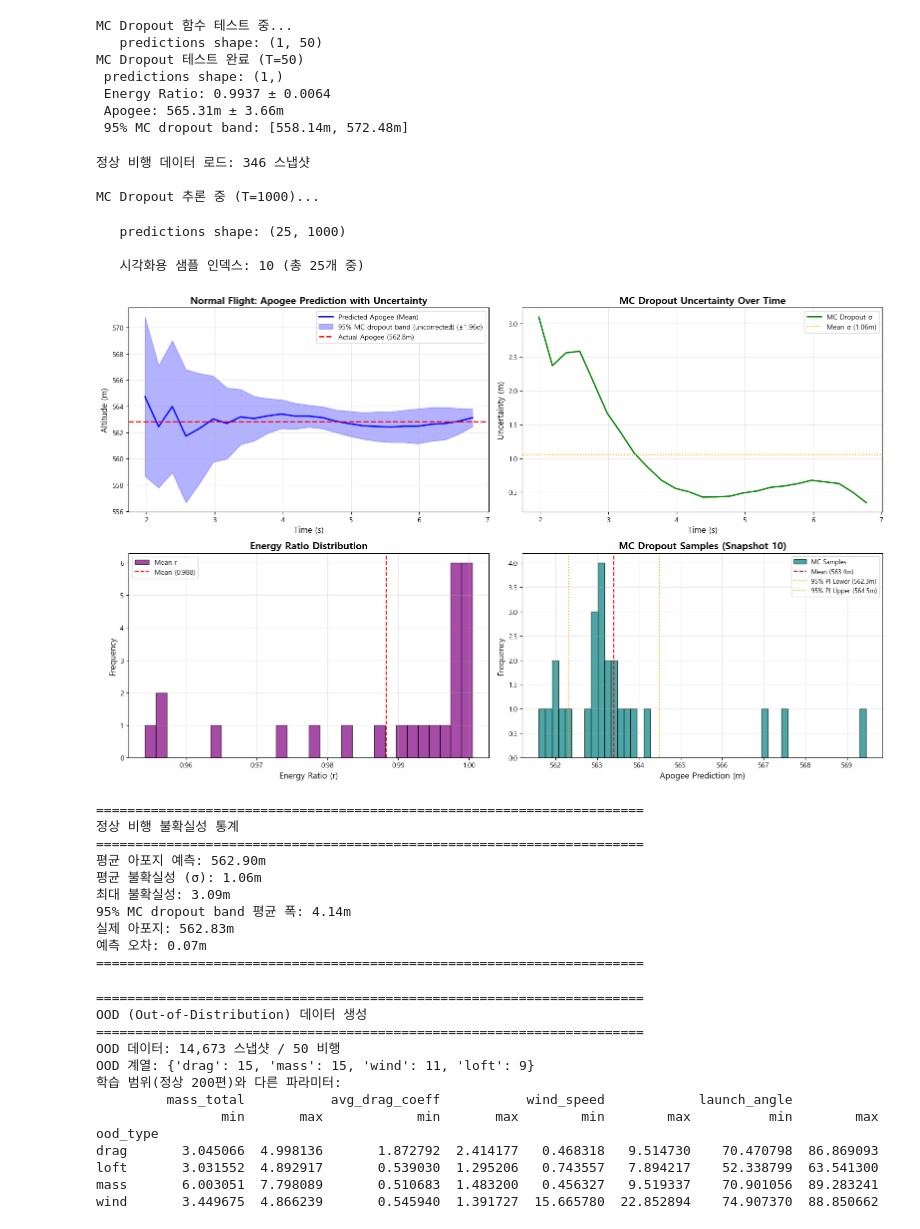
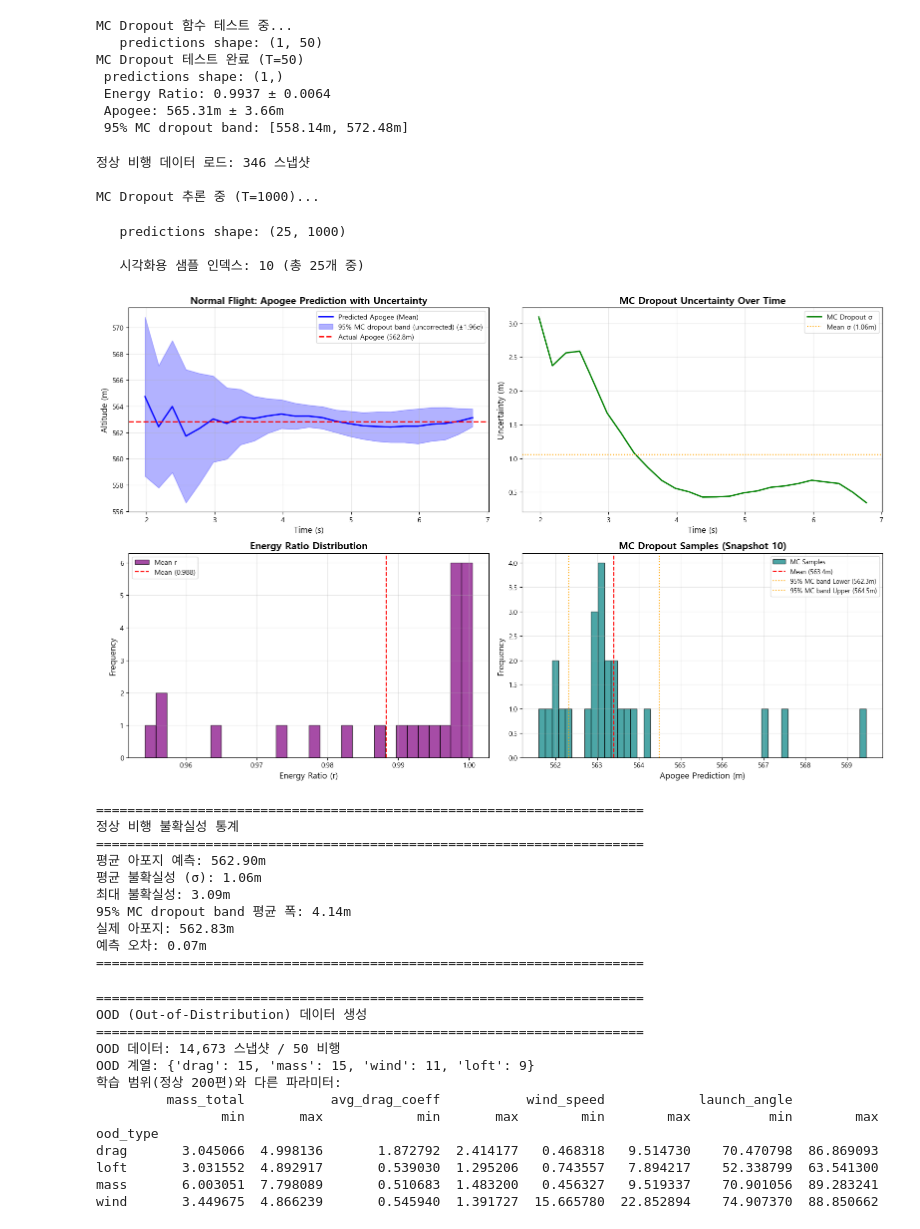
Before and after one commit to postech-psi/psintelligence, a Jupyter notebook: step5-UQ.ipynb, the cells around one changed output. Cells and saved outputs as stored; diff of their text form; code cells hidden in the pictures.

```diff
--- a/step5-UQ.ipynb
+++ b/step5-UQ.ipynb
@@ -549,38 +548,38 @@ ax4.hist(apogee_predictions[:, sample_idx], bins=50, alpha=0.7, color='teal',
 ax4.axvline(x=mean_apogee[sample_idx], color='red', linestyle='--',
             label=f'Mean ({mean_apogee[sample_idx]:.1f}m)')
 ax4.axvline(x=lower_bound[sample_idx], color='orange', linestyle=':',
-            label=f'95% PI Lower ({lower_bound[sample_idx]:.1f}m)')
+            label=f'95% MC band Lower ({lower_bound[sample_idx]:.1f}m)')
 ax4.axvline(x=upper_bound[sample_idx], color='orange', linestyle=':',
-            label=f'95% PI Upper ({upper_bound[sample_idx]:.1f}m)')
+            label=f'95% MC band Upper ({upper_bound[sample_idx]:.1f}m)')
 ax4.set_xlabel('Apogee Prediction (m)', fontsize=12)
 ax4.set_ylabel('Frequency', fontsize=12)
 ax4.set_title(f'MC Dropout Samples (Snapshot {sample_idx})', fontsize=14, fontweight='bold')
 ax4.legend(fontsize=9)
 ax4.grid(True, alpha=0.3)
 
 plt.tight_layout()
 plt.savefig('./data/simulated/normal_flight_uncertainty.png', dpi=150, bbox_inches='tight')
 plt.show()
 
 # 통계 출력
 print("\n" + "="*70)
 print("정상 비행 불확실성 통계")
 print("="*70)
 print(f"평균 아포지 예측: {np.mean(mean_apogee):.2f}m")
 print(f"평균 불확실성 (σ): {np.mean(std_apogee):.2f}m")
 print(f"최대 불확실성: {np.max(std_apogee):.2f}m")
 print(f"95% MC dropout band 평균 폭: {2 * z_score * np.mean(std_apogee):.2f}m")
 print(f"실제 아포지: {actual_apogee:.2f}m")
 print(f"예측 오차: {abs(np.mean(mean_apogee) - actual_apogee):.2f}m")
 print("="*70)
 # %% [output]
 정상 비행 데이터 로드: 346 스냅샷
 
 MC Dropout 추론 중 (T=1000)...
    predictions shape: (25, 1000)
 
    시각화용 샘플 인덱스: 10 (총 25개 중)
-[figure, old version]
+[figure, new version]
 ======================================================================
 정상 비행 불확실성 통계
 ======================================================================
```
Also changed, not shown: parts of 4 cells of this notebook, 8 other files.
